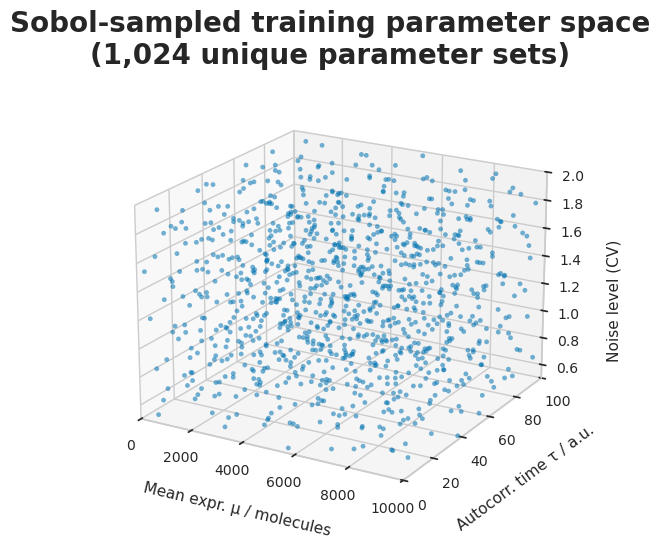
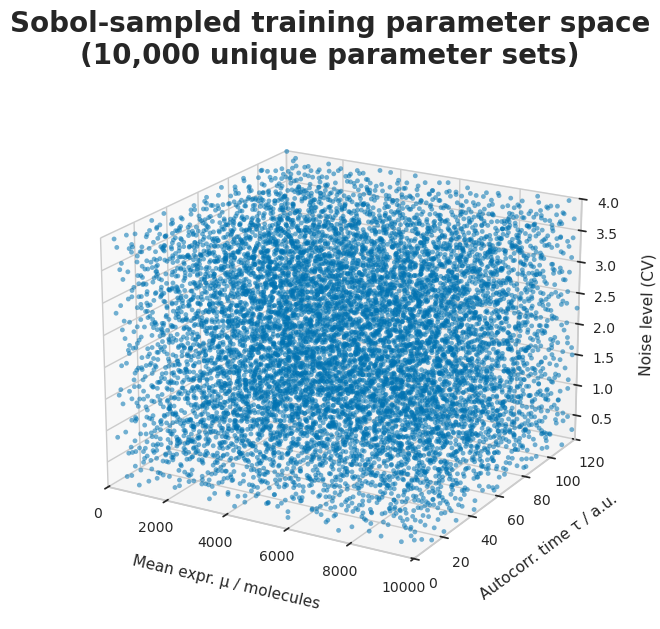
The notebook cell's code change between the first figure and the second:
--- before
+++ after
@@ -1,19 +1,23 @@
-from mpl_toolkits.mplot3d import Axes3D  # noqa: F401
 from scipy.stats import qmc
 
-N_SOBOL = 1024
-sobol = qmc.Sobol(d=3, scramble=True, seed=42)
-U = sobol.random_base2(10)
+N_SOBOL = 10_000
 
-mu_vals  = qmc.scale(U[:, 0:1], [1],   [10_000]).flatten()
-tac_vals = qmc.scale(U[:, 1:2], [0.5], [100]).flatten()
-cv_vals  = qmc.scale(U[:, 2:3], [0.5], [2.0]).flatten()
+sobol = qmc.Sobol(d=3, scramble=True, seed=RANDOM_STATE)
+U = sobol.random_base2(int(np.ceil(np.log2(N_SOBOL))))[:N_SOBOL]
+
+l_bounds = np.array([1.0, 0.1, 5.0])      # [mu_min, cv_min, t_ac_min]
+u_bounds = np.array([10_000.0, 4.0, 120.0])  # [mu_max, cv_max, t_ac_max]
+targets = qmc.scale(U, l_bounds, u_bounds)
+
+mu_target = targets[:, 0]
+cv_target = targets[:, 1]
+t_ac_target = targets[:, 2]
 
 color = sns.color_palette("colorblind")[0]
 
-fig = plt.figure(figsize=(7, 6))
+fig = plt.figure(figsize=(7, 7))
 ax = fig.add_subplot(111, projection="3d")
 
-ax.scatter(mu_vals, tac_vals, cv_vals,
+ax.scatter(mu_target, t_ac_target, cv_target,
            s=12, alpha=0.55, color=color, edgecolors="none")
 
@@ -21,16 +25,14 @@
 ax.set_xlabel("Mean expr. μ / molecules", fontsize=11, labelpad=12)
 ax.set_ylabel("Autocorr. time τ / a.u.", fontsize=11, labelpad=12)
-ax.set_zlabel("")
-ax.text2D(1.08, 0.5, "Noise level (CV)", transform=ax.transAxes,
-          fontsize=11, va="center", ha="left", rotation=90)
+ax.set_zlabel("Noise level (CV)", fontsize=11, labelpad=10)
+ax.tick_params(axis="both", labelsize=10)
 
 ax.set_xlim(0, 10_000)
-ax.set_ylim(0, 100)
-ax.set_zlim(0.5, 2.0)
-ax.tick_params(axis="both", labelsize=10)
+ax.set_ylim(0, 120)
+ax.set_zlim(0.1, 4.0)
 
 fig.suptitle(
     "Sobol-sampled training parameter space\n"
-    "(1,024 unique parameter sets)",
+    f"({N_SOBOL:,} unique parameter sets)",
     fontweight="bold",
 )
@@ -41,7 +43,7 @@
 plt.show()
 
-print(f"\nTraining data summary:")
+print("\nTraining data summary:")
 print(f"  Total parameter sets : {N_SOBOL:,}")
-print(f"  Training sets        : 655  (× 1,000 trajectories = 655,000 training trajectories)")
-print(f"  Validation sets      : 164")
-print(f"  Test sets            : 205")
+print("  Training sets        : 655  (× 1,000 trajectories = 655,000 training trajectories)")
+print("  Validation sets      : 164")
+print("  Test sets            : 205")

Commit: updated poster figures